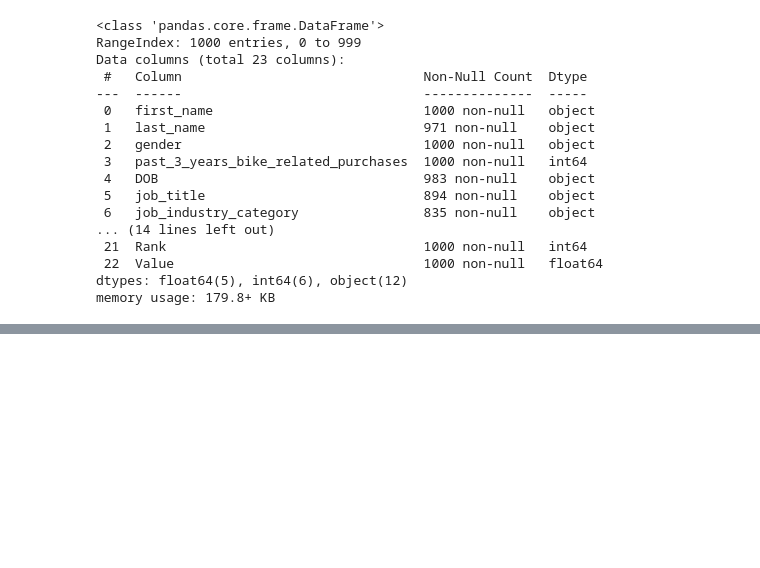
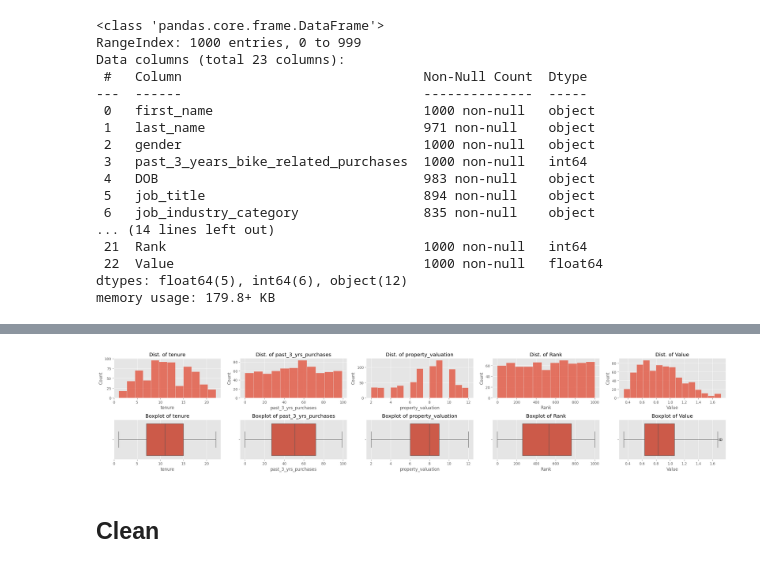
Before and after one commit to AhmAnwar/data-quality-KPMG-VE-forage, a Jupyter notebook: kpmg-ve-data-quality.ipynb, the cells around one changed output, grey strips where cells are left out. Saved outputs shown, nothing was run; the diff lists cells and outputs as text; code cells hidden in the pictures; blank space fills up the shorter version.

```diff
--- a/kpmg-ve-data-quality.ipynb
+++ b/kpmg-ve-data-quality.ipynb
@@ -293,0 +499,3 @@ memory usage: 179.8+ KB
+# %%
+# drop outliers
+df_NewCustomerList.drop(index= df_NewCustomerList[df_NewCustomerList['property_valuation'] < 2].index, inplace= True)
@@ -293,0 +514,25 @@ memory usage: 179.8+ KB
+# %%
+# check again
+col_list= ['tenure', 'past_3_yrs_purchases', 'property_valuation', 'Rank', 'Value']
+
+plt.figure(figsize= (25, 5))
+i= 1
+for col in col_list:
+    plt.subplot(2, 5, i)
+    sns.histplot(data= df_NewCustomerList,
+                 x= col,
+                 bins= 'auto')
+    plt.title(f'Dist. of {col}')
+
+    plt.subplot(2, 5, i+5)
+    sns.boxplot(data= df_NewCustomerList,
+                x= col)
+    plt.title(f'Boxplot of {col}')
+    i+=1
+
+plt.tight_layout()
+plt.show()
+# %% [output]
+[figure, added]
+# %% [markdown]
+## Clean
```
Also changed, not shown: parts of 15 cells of this notebook.
